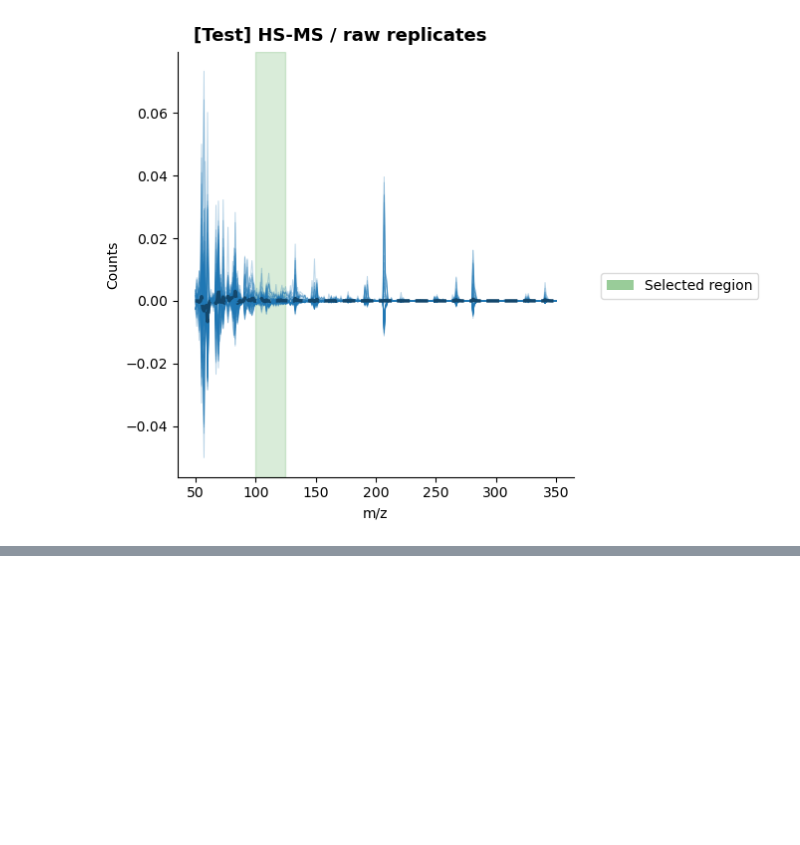
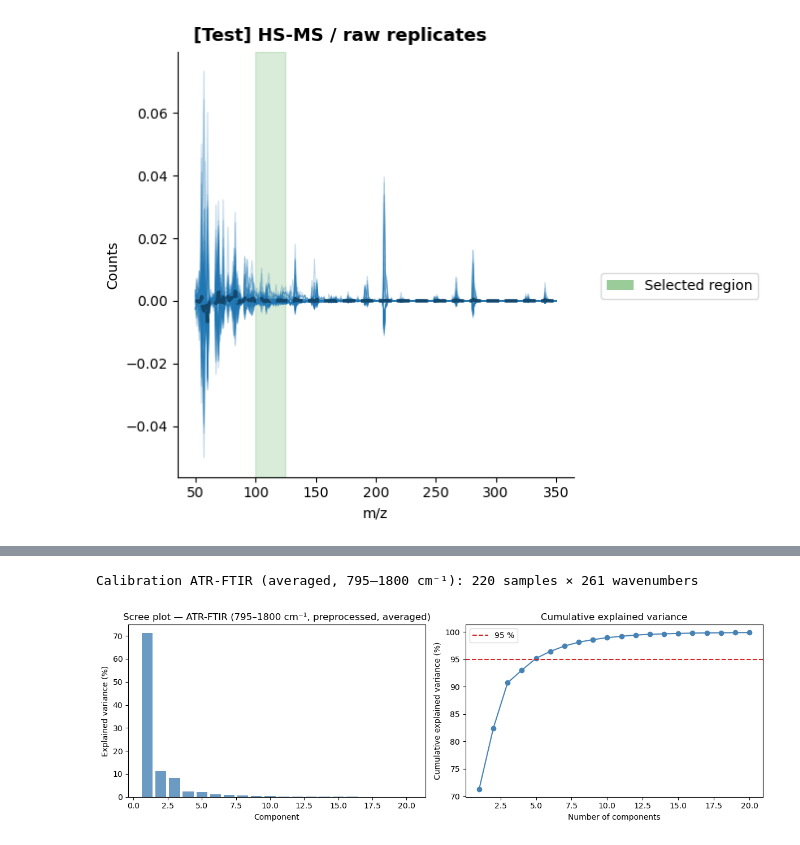
Before and after one commit to SamdGuizani/CAC-2026_Data-Challenge_Olive-Oil-Sensory-Defects-Detection-Using-Chemometrics, a Jupyter notebook: Notebooks/01_EDA.ipynb, the cells around one changed output, grey strips where cells are left out. Drawn from its saved outputs; the diff is of its cells as text; code cells hidden in the pictures; blank space fills up the shorter version.

```diff
--- a/Notebooks/01_EDA.ipynb
+++ b/Notebooks/01_EDA.ipynb
@@ -293,0 +445,44 @@ plot_spectra(
+# %%
+# ── Configurable parameters ───────────────────────────────────────────────────
+FTIR_START        = 795    # cm⁻¹  lower bound of selected region
+FTIR_END          = 1800   # cm⁻¹  upper bound of selected region
+N_COMPONENTS_FTIR = 5      # number of PCA components (adjust from scree plot)
+ALPHA_FTIR        = 0.01   # significance level for control limits
+# ─────────────────────────────────────────────────────────────────────────────
+
+X_cal_ftir_avg = get_spectral_matrix(data["cal_ftir"], average=True)
+X_cal_ftir_avg = select_region(X_cal_ftir_avg, FTIR_START, FTIR_END)
+X_cal_ftir_avg = snv(X_cal_ftir_avg)
+X_cal_ftir_avg = savgol_derivative(X_cal_ftir_avg)
+X_cal_ftir_avg, _ftir_center = mean_center(X_cal_ftir_avg)
+
+print(f"Calibration ATR-FTIR (averaged, {FTIR_START}–{FTIR_END} cm⁻¹): "
+      f"{X_cal_ftir_avg[0].shape[0]} samples × {X_cal_ftir_avg[0].shape[1]} wavenumbers")
+# %% [output]
+Calibration ATR-FTIR (averaged, 795–1800 cm⁻¹): 220 samples × 261 wavenumbers
+# %%
+from sklearn.decomposition import PCA as _SklearnPCA
+
+_pca_ftir_full = _SklearnPCA().fit(X_cal_ftir_avg[0])
+cumvar_ftir = np.cumsum(_pca_ftir_full.explained_variance_ratio_) * 100
+n_show = 20
+
+fig, axes = plt.subplots(1, 2, figsize=(12, 4))
+
+axes[0].bar(range(1, n_show + 1),
+            _pca_ftir_full.explained_variance_ratio_[:n_show] * 100,
+            color="steelblue", alpha=0.8)
+axes[0].set_xlabel("Component")
+axes[0].set_ylabel("Explained variance (%)")
+axes[0].set_title(f"Scree plot — ATR-FTIR ({FTIR_START}–{FTIR_END} cm⁻¹, preprocessed, averaged)")
+
+axes[1].plot(range(1, n_show + 1), cumvar_ftir[:n_show], marker="o", color="steelblue")
+axes[1].axhline(95, color="tab:red", linestyle="--", label="95 %")
+axes[1].set_xlabel("Number of components")
+axes[1].set_ylabel("Cumulative explained variance (%)")
+axes[1].set_title("Cumulative explained variance")
+axes[1].legend()
+
+plt.tight_layout()
+# %% [output]
+[figure, added]
```
Also changed, not shown: parts of 17 cells of this notebook, 2 other files.
